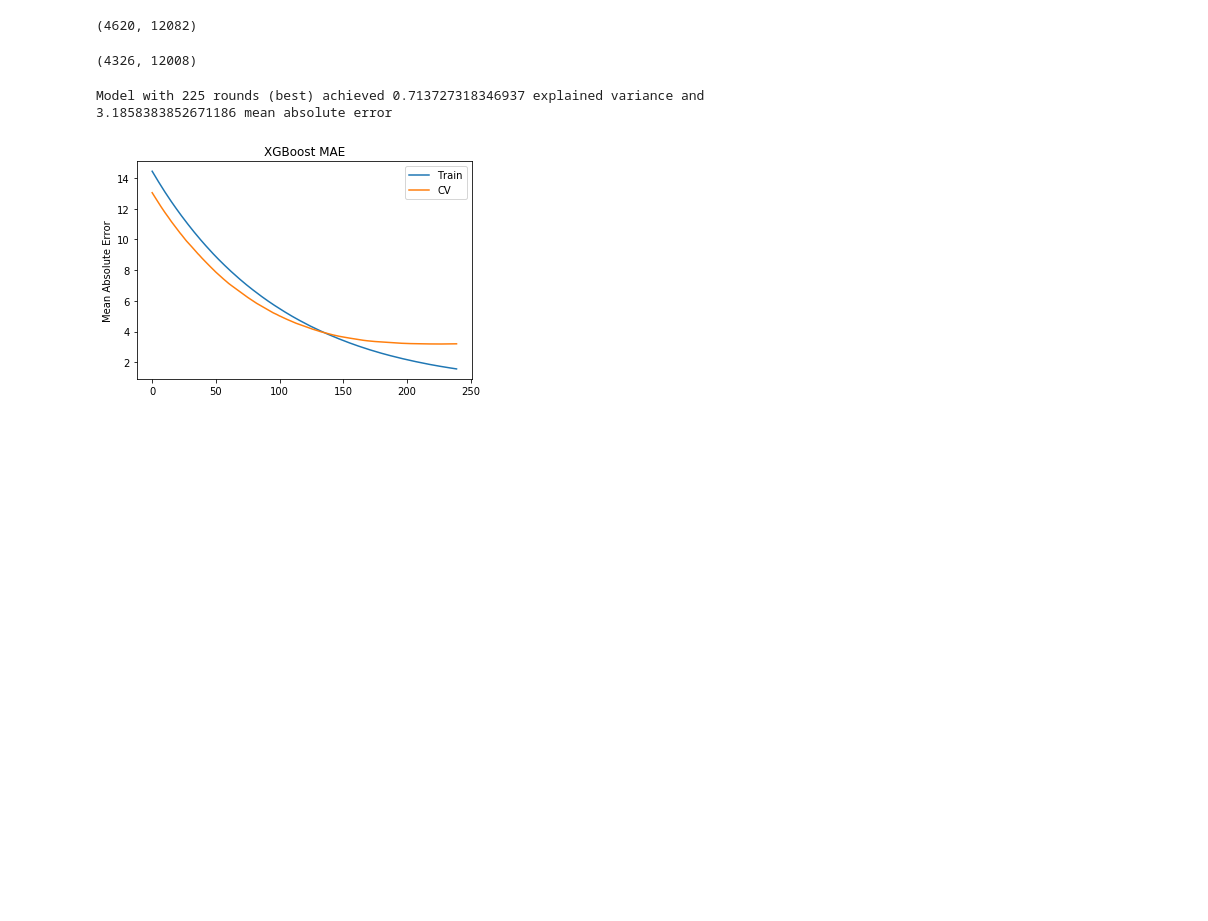
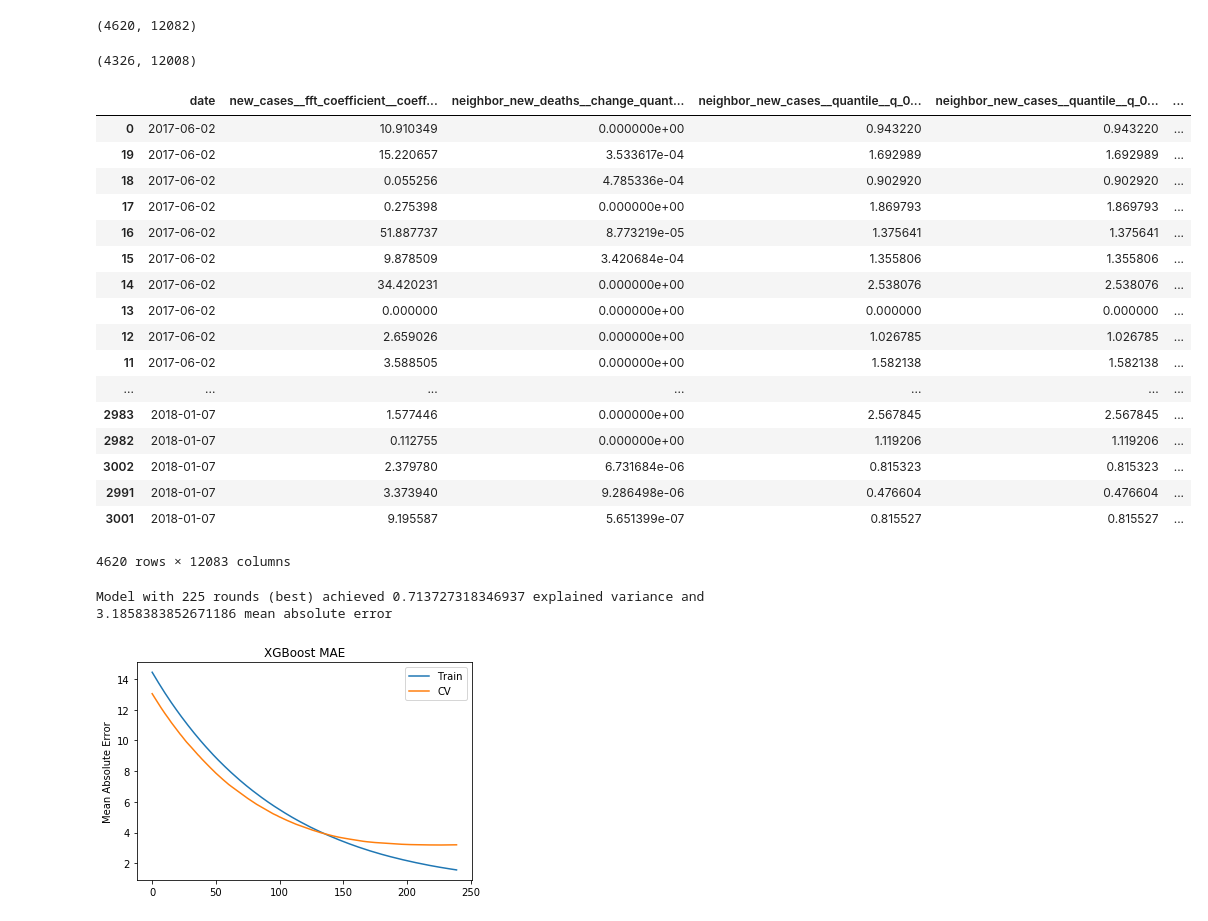
Before and after one commit to rohilbadkundri/CALM, a Jupyter notebook: exhaustive_feature_selection.ipynb, the cells around one changed output. Drawn from its saved outputs; the diff is of its cells as text; code cells hidden in the pictures; blank space fills up the shorter version.

```diff
--- a/exhaustive_feature_selection.ipynb
+++ b/exhaustive_feature_selection.ipynb
@@ -100,6 +172,27 @@ selected_features_2 = pd.concat([full_data_2.date, selected_features_2], axis=1)
 selected_features_2_4 = pd.concat([full_data_2_4.date, selected_features_2_4], axis=1)
 selected_features_4_6 = pd.concat([full_data_4_6.date, selected_features_4_6], axis=1)
 selected_features_6_8 = pd.concat([full_data_6_8.date, selected_features_6_8], axis=1)
+# %%
+selected_features_4_6
+# %% [output]
+|  | date | new_cases__fft_coefficient__coeff... | neighbor_new_deaths__change_quant... | neighbor_new_cases__quantile__q_0... | neighbor_new_cases__quantile__q_0... | ... |
+| 0 | 2017-06-02 | 10.910349 | 0.000000e+00 | 0.943220 | 0.943220 | ... |
+| 19 | 2017-06-02 | 15.220657 | 3.533617e-04 | 1.692989 | 1.692989 | ... |
+| 18 | 2017-06-02 | 0.055256 | 4.785336e-04 | 0.902920 | 0.902920 | ... |
+| 17 | 2017-06-02 | 0.275398 | 0.000000e+00 | 1.869793 | 1.869793 | ... |
+| 16 | 2017-06-02 | 51.887737 | 8.773219e-05 | 1.375641 | 1.375641 | ... |
+| 15 | 2017-06-02 | 9.878509 | 3.420684e-04 | 1.355806 | 1.355806 | ... |
+| 14 | 2017-06-02 | 34.420231 | 0.000000e+00 | 2.538076 | 2.538076 | ... |
+| 13 | 2017-06-02 | 0.000000 | 0.000000e+00 | 0.000000 | 0.000000 | ... |
+| 12 | 2017-06-02 | 2.659026 | 0.000000e+00 | 1.026785 | 1.026785 | ... |
+| 11 | 2017-06-02 | 3.588505 | 0.000000e+00 | 1.582138 | 1.582138 | ... |
+| ... | ... | ... | ... | ... | ... | ... |
+| 2983 | 2018-01-07 | 1.577446 | 0.000000e+00 | 2.567845 | 2.567845 | ... |
+| 2982 | 2018-01-07 | 0.112755 | 0.000000e+00 | 1.119206 | 1.119206 | ... |
+| 3002 | 2018-01-07 | 2.379780 | 6.731684e-06 | 0.815323 | 0.815323 | ... |
+| 2991 | 2018-01-07 | 3.373940 | 9.286498e-06 | 0.476604 | 0.476604 | ... |
+| 3001 | 2018-01-07 | 9.195587 | 5.651399e-07 | 0.815527 | 0.815527 | ... |
+4620 rows × 12083 columns
 # %%
 def scale_features(scaler, X):
 
```
Also changed, not shown: parts of 6 cells of this notebook.
